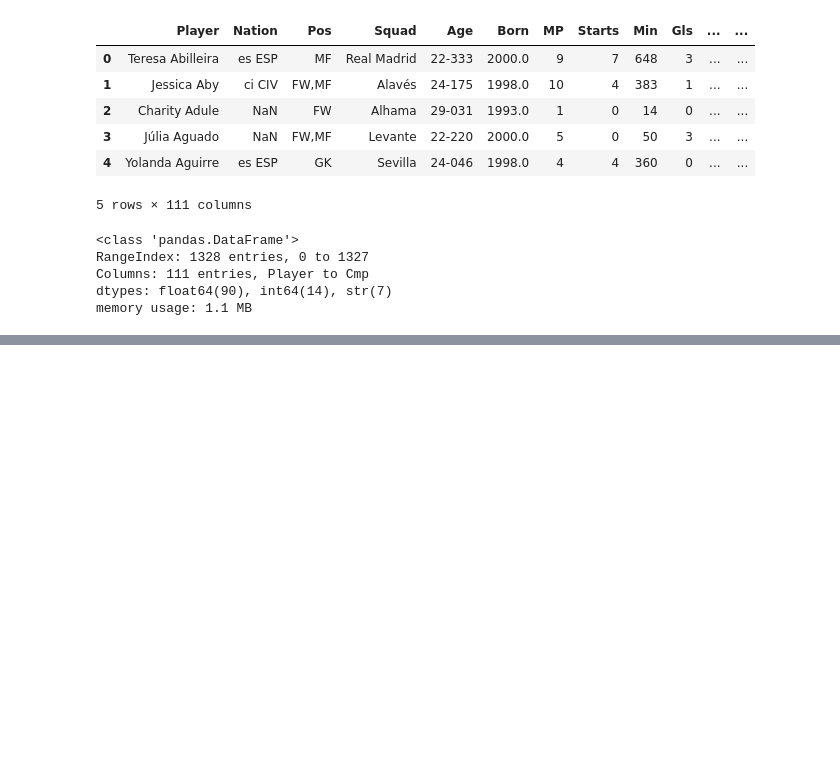
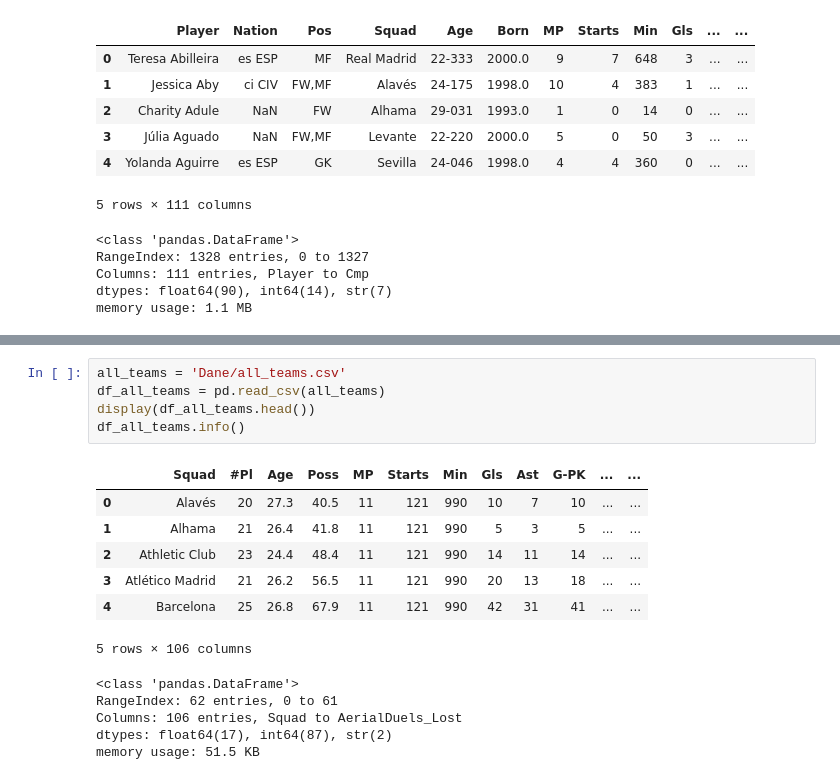
Before and after one commit to Maxik121/Woman_Football_European_League, a Jupyter notebook: women_football(UE).ipynb, the cells around one changed output, grey strips where cells are left out. Saved outputs shown, nothing was run; the diff lists cells and outputs as text; blank space fills up the shorter version.

```diff
--- a/women_football(UE).ipynb
+++ b/women_football(UE).ipynb
@@ -35,0 +42,18 @@ display(df_all_players.head())
+# %%
+all_teams = 'Dane/all_teams.csv'
+df_all_teams = pd.read_csv(all_teams)
+display(df_all_teams.head())
+df_all_teams.info()
+# %% [output]
+|  | Squad | #Pl | Age | Poss | MP | Starts | Min | Gls | Ast | G-PK | ... | ... |
+| 0 | Alavés | 20 | 27.3 | 40.5 | 11 | 121 | 990 | 10 | 7 | 10 | ... | ... |
+| 1 | Alhama | 21 | 26.4 | 41.8 | 11 | 121 | 990 | 5 | 3 | 5 | ... | ... |
+| 2 | Athletic Club | 23 | 24.4 | 48.4 | 11 | 121 | 990 | 14 | 11 | 14 | ... | ... |
+| 3 | Atlético Madrid | 21 | 26.2 | 56.5 | 11 | 121 | 990 | 20 | 13 | 18 | ... | ... |
+| 4 | Barcelona | 25 | 26.8 | 67.9 | 11 | 121 | 990 | 42 | 31 | 41 | ... | ... |
+5 rows × 106 columns
+<class 'pandas.DataFrame'>
+RangeIndex: 62 entries, 0 to 61
+Columns: 106 entries, Squad to AerialDuels_Lost
+dtypes: float64(17), int64(87), str(2)
+memory usage: 51.5 KB
```
Also changed, not shown: parts of 10 cells of this notebook.
